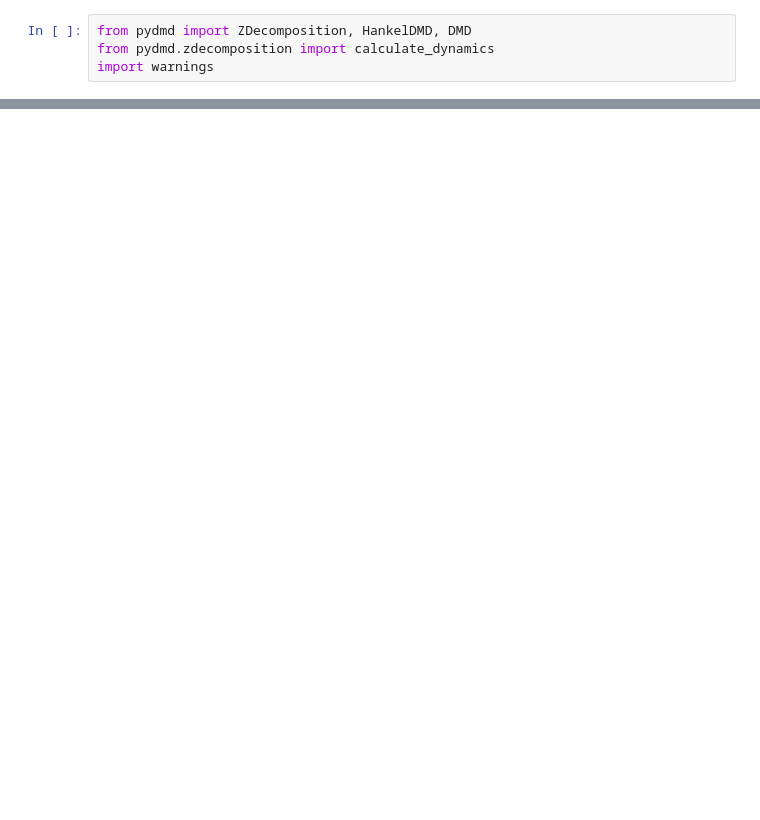
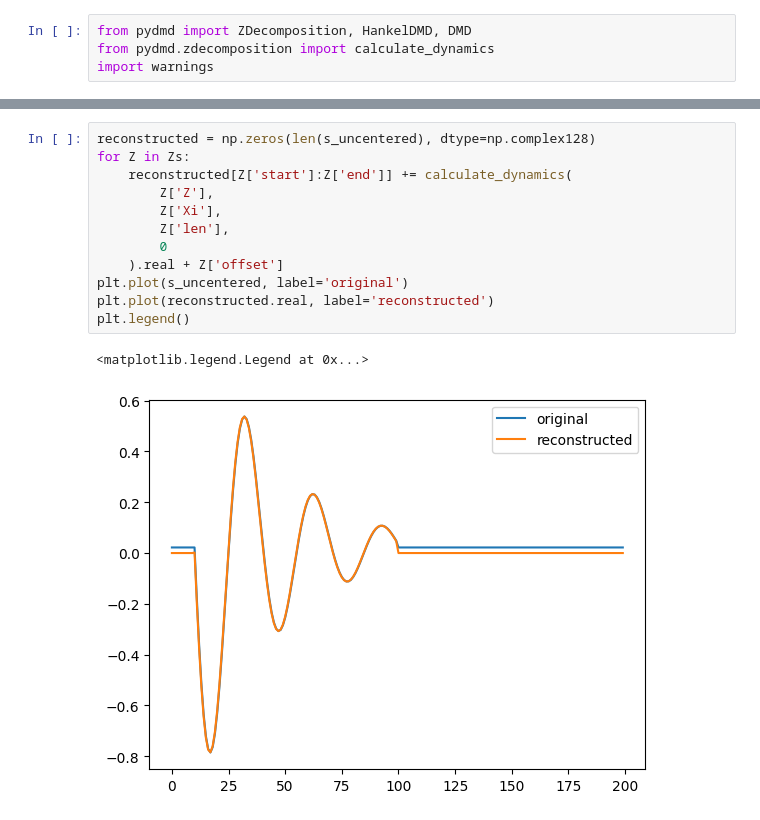
Before and after one commit to MSchmidt99/PyDMD, a Jupyter notebook: pydmd/Z Decomposition Showcase.ipynb, the cells around one changed output, grey strips where cells are left out. Cells and saved outputs as stored; diff of their text form; blank space fills up the shorter version.

```diff
--- a/pydmd/Z Decomposition Showcase.ipynb
+++ b/pydmd/Z Decomposition Showcase.ipynb
@@ -304,0 +57,15 @@ Z_1
+# %%
+reconstructed = np.zeros(len(s_uncentered), dtype=np.complex128)
+for Z in Zs:
+    reconstructed[Z['start']:Z['end']] += calculate_dynamics(
+        Z['Z'],
+        Z['Xi'],
+        Z['len'],
+        0
+    ).real + Z['offset']
+plt.plot(s_uncentered, label='original')
+plt.plot(reconstructed.real, label='reconstructed')
+plt.legend()
+# %% [output]
+<matplotlib.legend.Legend at 0x...>
+[figure, added]
```
Also changed, not shown: parts of 39 cells of this notebook, 1 other file.
